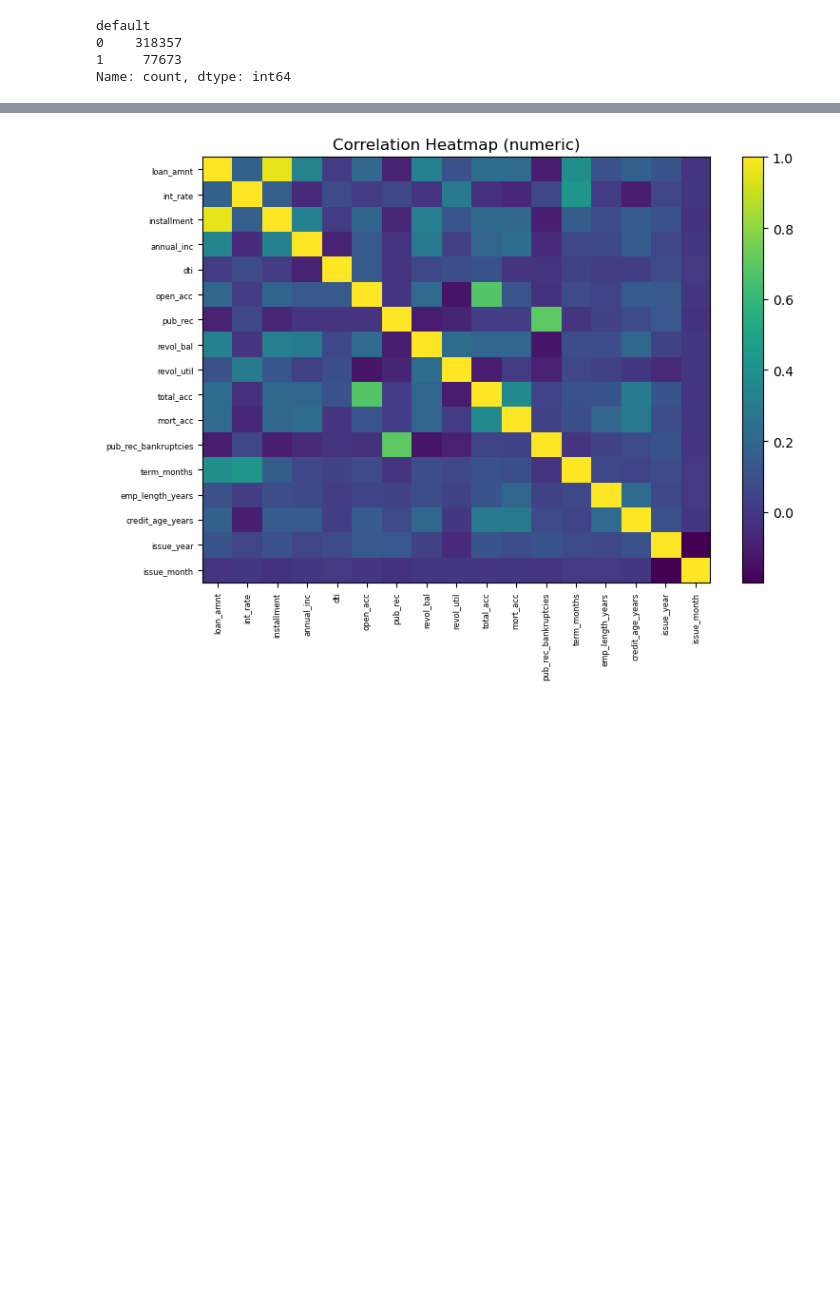
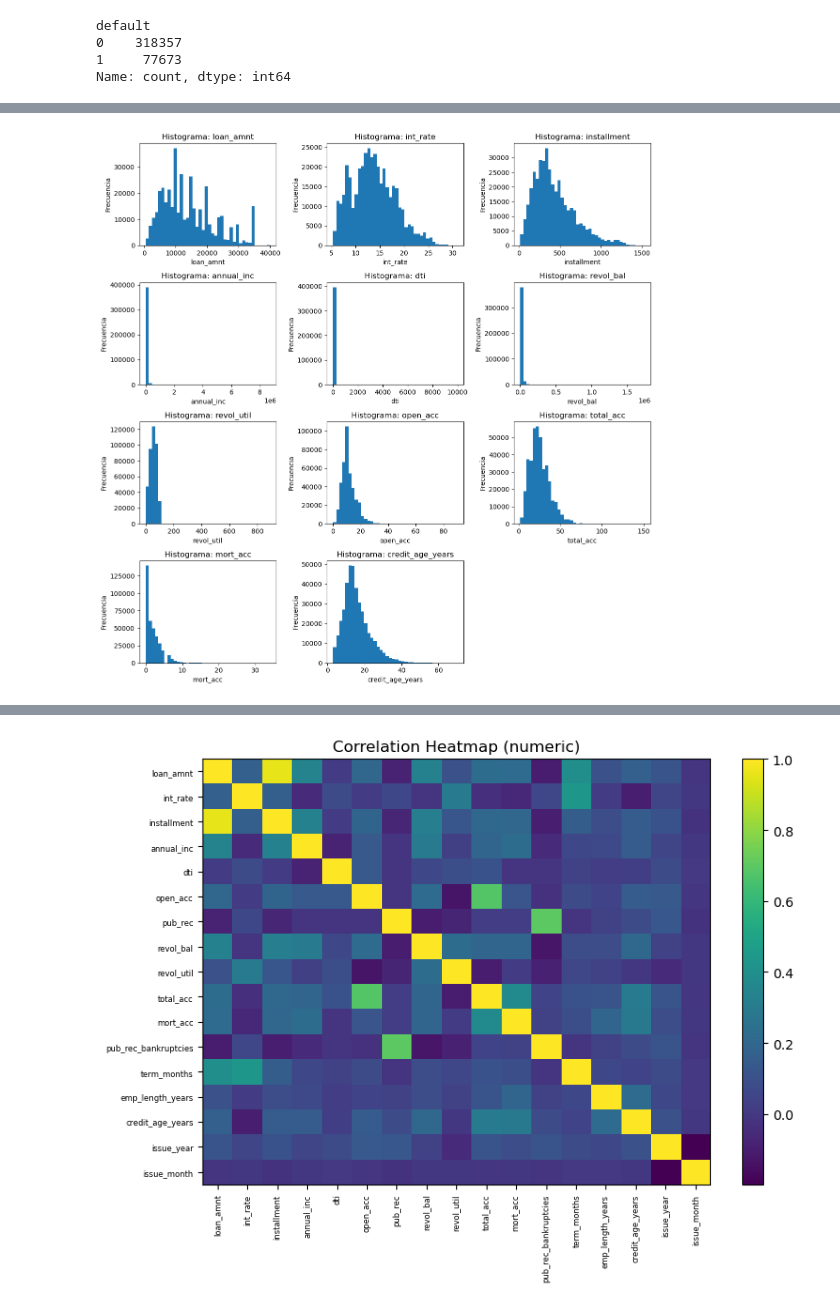
Before and after one commit to Gabriels114/lendingclub-risk-analysis-cuc, a Jupyter notebook: LendingClub_Default_Prediction.ipynb, the cells around one changed output, grey strips where cells are left out. Cells and saved outputs as stored; diff of their text form; code cells hidden in the pictures; blank space fills up the shorter version.

```diff
--- a/LendingClub_Default_Prediction.ipynb
+++ b/LendingClub_Default_Prediction.ipynb
@@ -159,0 +410,37 @@ Name: count, dtype: int64
+# %%
+def plot_hist_grid(df_num, cols, bins=40, log=False, ncols=3):
+    """
+    Dibuja histogramas en rejilla para columnas numéricas seleccionadas.
+    log=True usa escala logarítmica en eje X si todos los valores > 0.
+    """
+    cols = [c for c in cols if c in df_num.columns]
+    n = len(cols)
+    nrows = int(np.ceil(n / ncols))
+    fig, axes = plt.subplots(nrows, ncols, figsize=(4 * ncols, 3 * nrows))
+    axes = np.array(axes).reshape(-1) if isinstance(axes, np.ndarray) else np.array([axes])
+    for i, c in enumerate(cols):
+        s = df_num[c].dropna()
+        ax = axes[i]
+        if log and (s > 0).all():
+            ax.hist(np.log1p(s), bins=bins)
+            ax.set_xlabel(f'log1p({c})')
+        else:
+            ax.hist(s, bins=bins)
+            ax.set_xlabel(c)
+        ax.set_ylabel('Frecuencia')
+        ax.set_title(f'Histograma: {c}')
+    # Apagar ejes sobrantes
+    for j in range(i + 1, len(axes)):
+        axes[j].axis('off')
+    plt.tight_layout()
+    plt.show()
+
+
+cols_demo = [
+    'loan_amnt', 'int_rate', 'installment', 'annual_inc', 'dti',
+    'revol_bal', 'revol_util', 'open_acc', 'total_acc', 'mort_acc',
+    'credit_age_years'  # creada en feature engineering
+]
+plot_hist_grid(df_model, cols_demo, bins=40, log=False, ncols=3)
+# %% [output]
+[figure, added]
```
Also changed, not shown: parts of 46 cells of this notebook, 3 other files.
